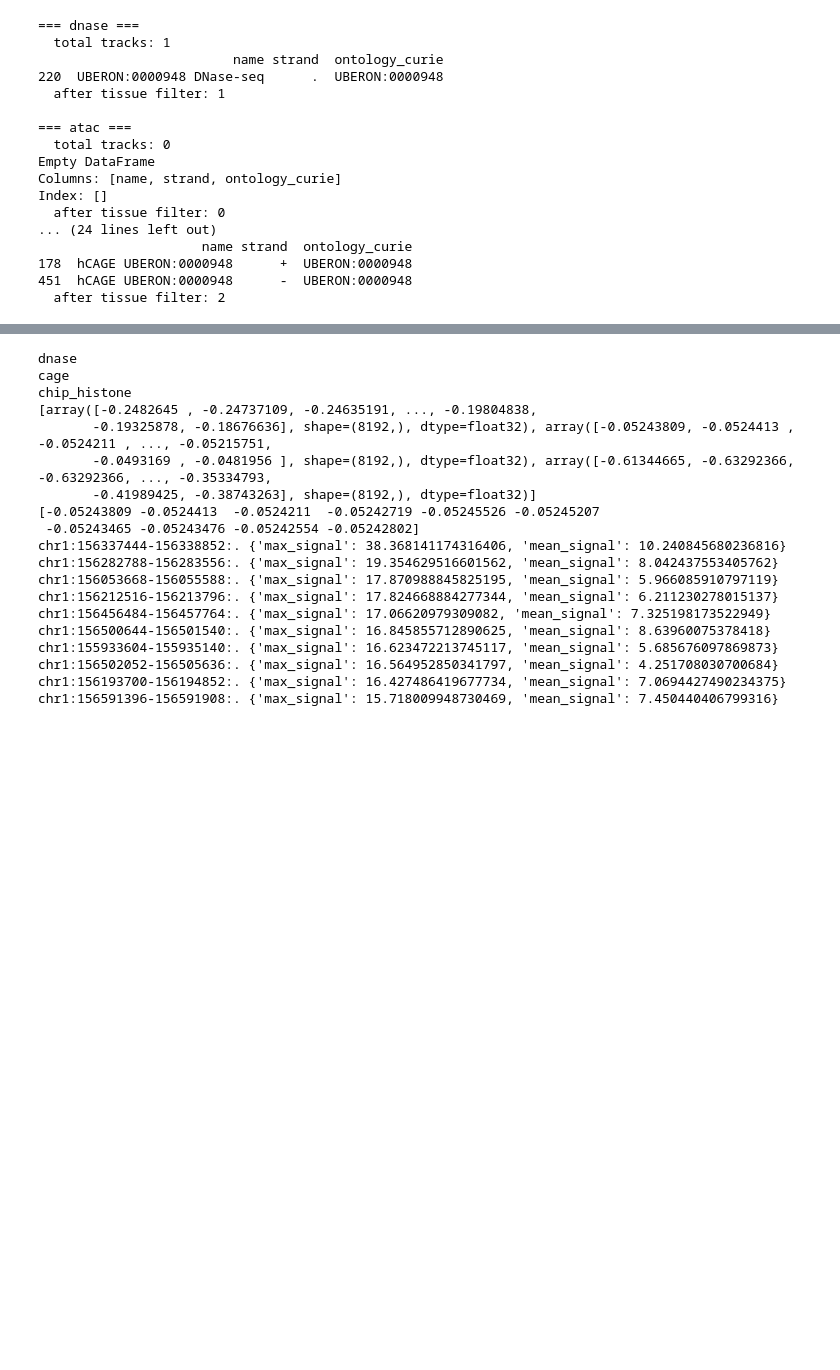
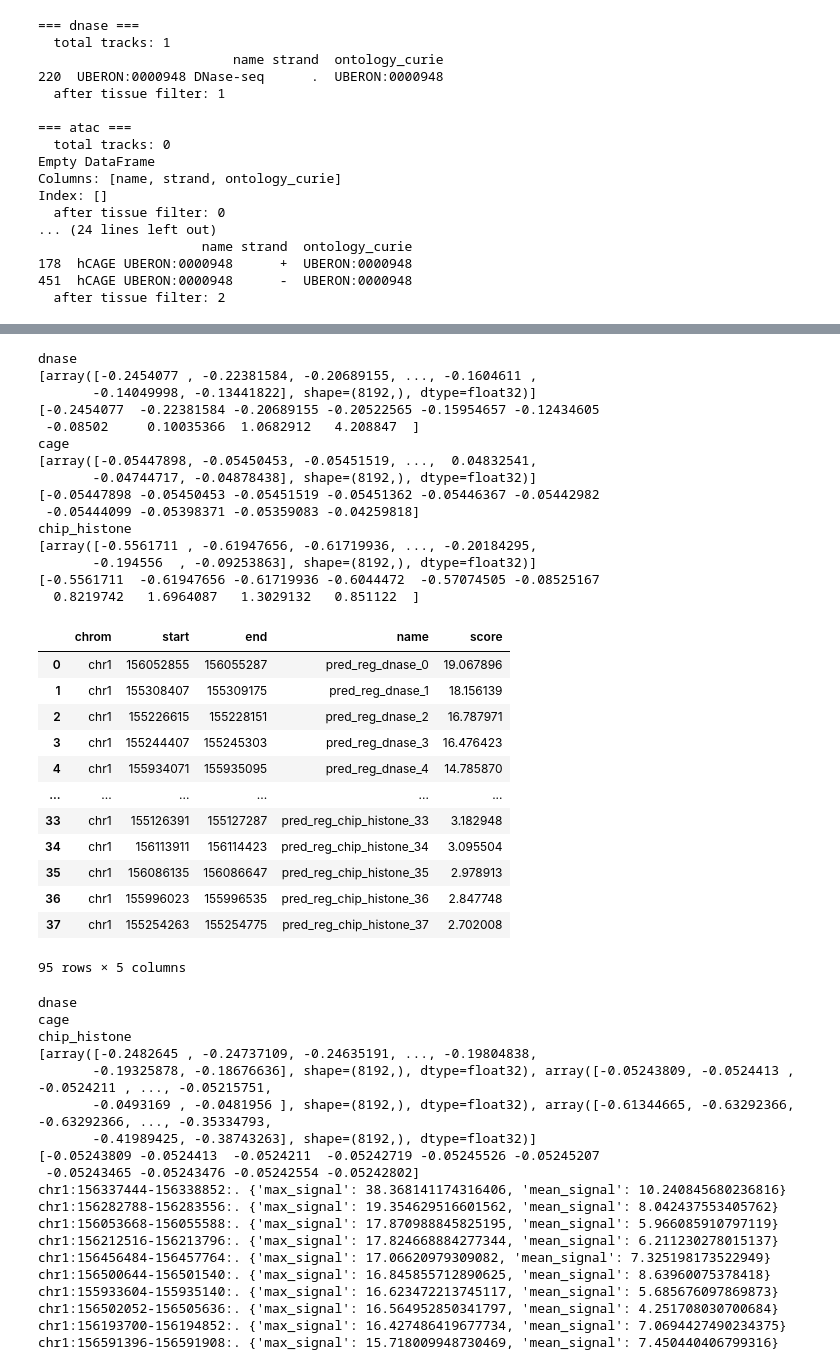
Before and after one commit to cralbers/variant-effects, a Jupyter notebook: predict_reg_regions_osc.ipynb, the cells around one changed output, grey strips where cells are left out. Cells and saved outputs as stored; diff of their text form; code cells hidden in the pictures; blank space fills up the shorter version.

```diff
--- a/predict_reg_regions_osc.ipynb
+++ b/predict_reg_regions_osc.ipynb
@@ -615,7 +599,11 @@ def isolate_high_regulatory_regions_singlemod(
         "anchor_interval": anchor_interval,
     }
 # %%
-result = isolate_high_regulatory_regions_singlemod(output, modalities = ['dnase'])
+modality = 'dnase'
+lmna_context = 'pre'
+
+
+result = isolate_high_regulatory_regions_singlemod(output, modalities = [modality])
 high_regions = result["intervals"]
 
 # top 10 highest scoring regions
@@ -674,0 +645,53 @@ pd.to_csv("
+# %%
+modalities=["dnase", "cage", "chip_histone"]
+
+df_list = []
+
+for i in range(len(modalities)):
+    modality = modalities[i]
+    # print(modality)
+    result = isolate_high_regulatory_regions_singlemod(output, modalities = [modality])
+    output_df = pd.DataFrame([
+    {
+        "chrom": iv.chromosome,
+        "start": iv.start,
+        "end": iv.end,
+        "name": f"pred_reg_{modality}_{i}",
+        "score": iv.info.get("max_signal"),
+    }
+    for i, iv in enumerate(result["intervals"])
+    ])
+    df_list.append(output_df)
+
+
+pred_regions_df = pd.concat(df_list)
+pred_regions_df
+# %% [output]
+dnase
+[array([-0.2454077 , -0.22381584, -0.20689155, ..., -0.1604611 ,
+       -0.14049998, -0.13441822], shape=(8192,), dtype=float32)]
+[-0.2454077  -0.22381584 -0.20689155 -0.20522565 -0.15954657 -0.12434605
+ -0.08502     0.10035366  1.0682912   4.208847  ]
+cage
+[array([-0.05447898, -0.05450453, -0.05451519, ...,  0.04832541,
+       -0.04744717, -0.04878438], shape=(8192,), dtype=float32)]
+[-0.05447898 -0.05450453 -0.05451519 -0.05451362 -0.05446367 -0.05442982
+ -0.05444099 -0.05398371 -0.05359083 -0.04259818]
+chip_histone
+[array([-0.5561711 , -0.61947656, -0.61719936, ..., -0.20184295,
+       -0.194556  , -0.09253863], shape=(8192,), dtype=float32)]
+[-0.5561711  -0.61947656 -0.61719936 -0.6044472  -0.57074505 -0.08525167
+  0.8219742   1.6964087   1.3029132   0.851122  ]
+|  | chrom | start | end | name | score |
+| 0 | chr1 | 156052855 | 156055287 | pred_reg_dnase_0 | 19.067896 |
+| 1 | chr1 | 155308407 | 155309175 | pred_reg_dnase_1 | 18.156139 |
+| 2 | chr1 | 155226615 | 155228151 | pred_reg_dnase_2 | 16.787971 |
+| 3 | chr1 | 155244407 | 155245303 | pred_reg_dnase_3 | 16.476423 |
+| 4 | chr1 | 155934071 | 155935095 | pred_reg_dnase_4 | 14.785870 |
+| ... | ... | ... | ... | ... | ... |
+| 33 | chr1 | 155126391 | 155127287 | pred_reg_chip_histone_33 | 3.182948 |
+| 34 | chr1 | 156113911 | 156114423 | pred_reg_chip_histone_34 | 3.095504 |
+| 35 | chr1 | 156086135 | 156086647 | pred_reg_chip_histone_35 | 2.978913 |
+| 36 | chr1 | 155996023 | 155996535 | pred_reg_chip_histone_36 | 2.847748 |
+| 37 | chr1 | 155254263 | 155254775 | pred_reg_chip_histone_37 | 2.702008 |
+95 rows × 5 columns
```
Also changed, not shown: parts of 12 cells of this notebook, 1 other file.
